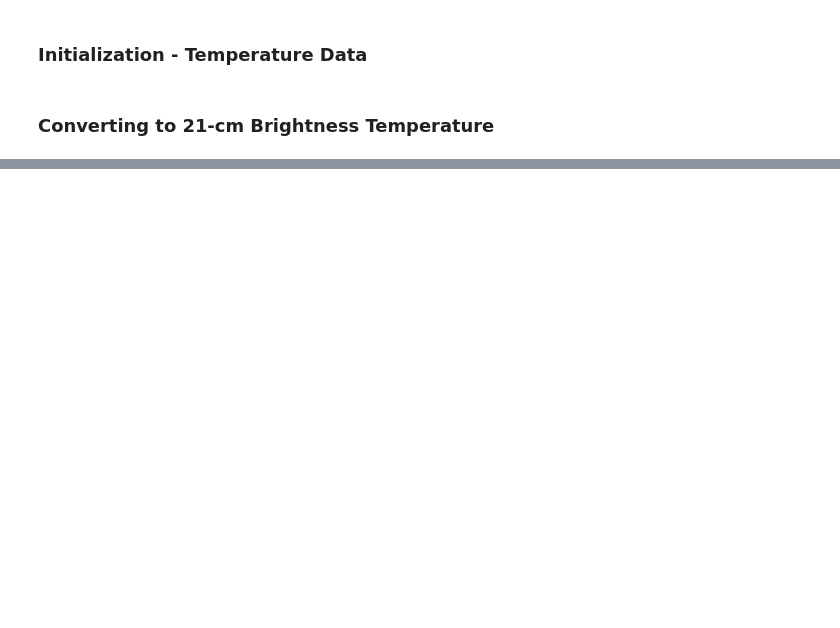
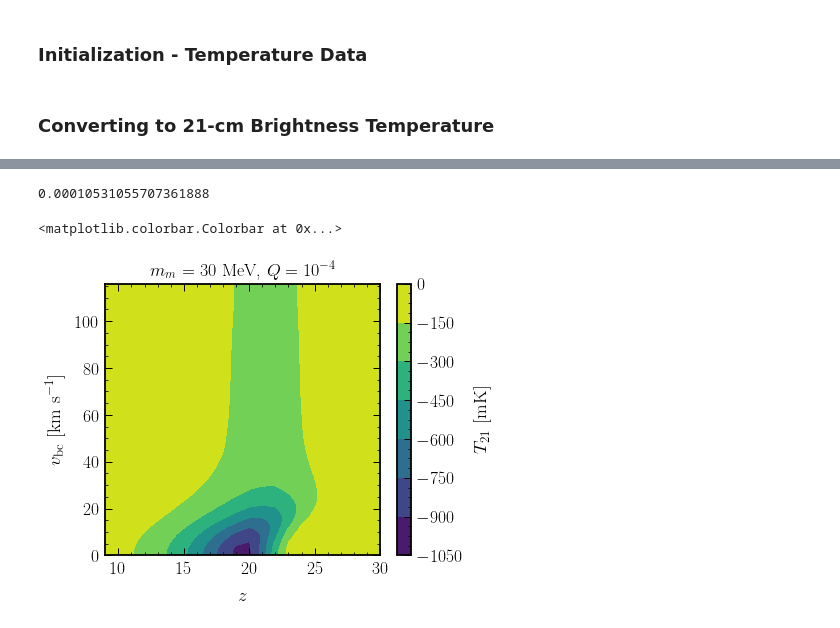
Before and after one commit to hongwanliu/millicharged_DM_with_bath, a Jupyter notebook: notebooks/Fluctuations.ipynb, the cells around one changed output, grey strips where cells are left out. Cells and saved outputs as stored; diff of their text form; code cells hidden in the pictures; blank space fills up the shorter version.

```diff
--- a/notebooks/Fluctuations.ipynb
+++ b/notebooks/Fluctuations.ipynb
@@ -157,5 +164,8 @@ zlis = np.loadtxt(open(data_folder+'zlis.csv'), delimiter=',')
 
 # dimensions zlis x Qlis x Vlis
 data = np.array([np.loadtxt(data_folder+'mc100MeV_mm'+mm_string+'_z_'+str(int(z))+'.csv', delimiter=',') for z in zlis])
+
+# change to Qlis x Vlis x zlis
+data = np.transpose(data, axes=(1, 2, 0)) / phys.kB
 # %% [markdown]
 ### Converting to 21-cm Brightness Temperature
@@ -164,0 +172,20 @@ data = np.array([np.loadtxt(data_folder+'mc100MeV_mm'+mm_string+'_z_'+str(int(z)
+# %%
+# dimensions Qlis x Vlis x zlis
+T21_data = twenty_one.T21(zlis, 10**log10_xA_int(zlis), data)
+# %%
+plt.figure()
+
+plt.contourf(zlis, Vlis * 29, T21_data[30] * 1e3)
+
+print(Qlis[30])
+
+plt.title(r'$m_m = $ 30 MeV, $Q = 10^{-4}$')
+
+plt.xlabel(r'$z$')
+plt.ylabel(r'$v_\mathrm{bc}$ [km s$^{-1}$]')
+
+plt.colorbar(label='$T_{21}$ [mK]')
+# %% [output]
+0.00010531055707361888
+<matplotlib.colorbar.Colorbar at 0x...>
+[figure, added]
```
Also changed, not shown: parts of 27 cells of this notebook, 1 other file.
